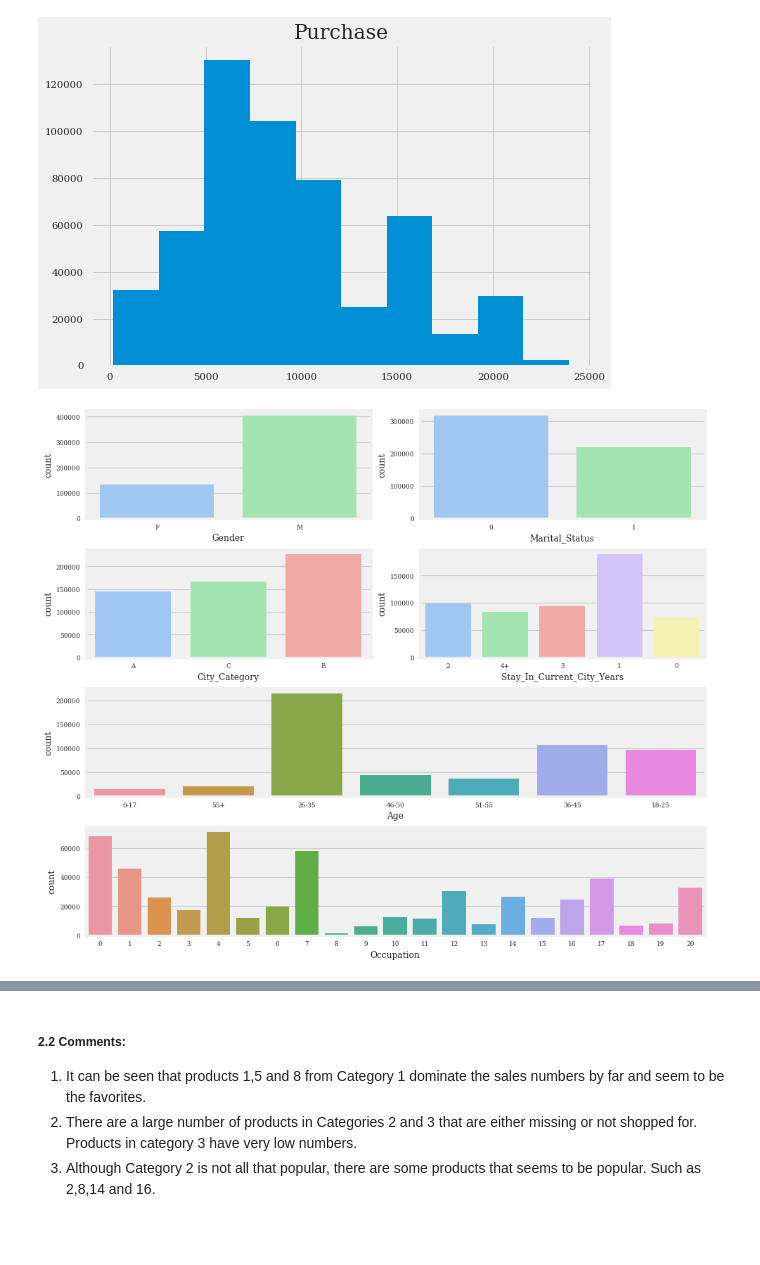
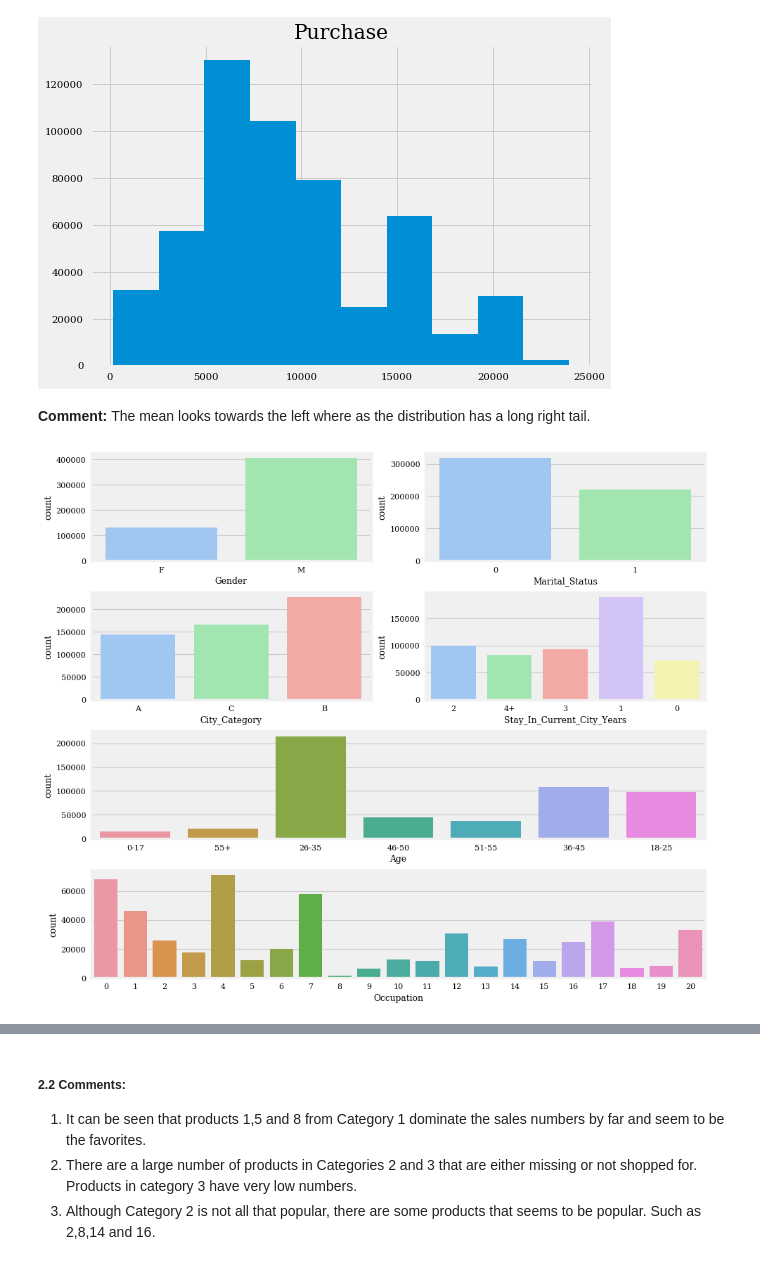
Before and after one commit to RishRosh/SpringBoard_Capstone1_BlackFridaySales, a Jupyter notebook: BlackFriday.ipynb, the cells around one changed output, grey strips where cells are left out. Saved outputs shown, nothing was run; the diff lists cells and outputs as text; code cells hidden in the pictures; blank space fills up the shorter version.

```diff
--- a/BlackFriday.ipynb
+++ b/BlackFriday.ipynb
@@ -147,6 +145,6 @@ It can be concluded that this Product_ID is not relevant and can be dropped alon
 # %%
-# Drop these unneeded columns
-data=data.drop(['Product_ID','Product_Category_1','Product_Category_2','Product_Category_3'], axis=1)
+# Drop the redundant columns
+data=data.drop(['Product_Category_1','Product_Category_2','Product_Category_3'], axis=1)
 # %%
 data.info()
 # %% [output]
@@ -201,59 +184,42 @@ _ = data.hist('Purchase', bins=10)
 # Most of the purchases are between 3000 and 12000 and around 16000 mark
 # %% [output]
 [figure]
+# %% [markdown]
+<b>Comment: </b> The mean looks towards the left where as the distribution has a long right tail.
 # %%
-# Plot various histograms to see which one is a stronger variable
+# Plot various histograms to see which variables could have a strong influence
+# Take the count statistic first
 
 matplotlib.rcParams.update({'font.size': 8}) #set font for chart labels
 #style.use('seaborn-paper') #sets the size of the charts
 style.use('seaborn-notebook') #sets the size of the charts
 style.use('seaborn-pastel') #set the style of the chart
 
 fig = plt.figure(num=None, figsize=(12, 10), dpi=80, facecolor='w', edgecolor='k')
 ax1 = plt.subplot2grid((4,2),(0,0))
 ax1 = sns.countplot(data.Gender)
-for label in ax1.xaxis.get_ticklabels():
-    label.set_fontsize(8)
-for label in ax1.yaxis.get_ticklabels():
-    label.set_fontsize(8)
+# for label in ax1.xaxis.get_ticklabels():
+#     label.set_fontsize(8)
+# for label in ax1.yaxis.get_ticklabels():
+#     label.set_fontsize(8)
 
 ax2 = plt.subplot2grid((4,2),(0,1))
 ax2 = sns.countplot(data.Marital_Status)
-for label in ax2.xaxis.get_ticklabels():
-    label.set_fontsize(8)
-for label in ax2.yaxis.get_ticklabels():
-    label.set_fontsize(8)
 
 ax3 = plt.subplot2grid((4,2),(1,0))
 ax3 = sns.countplot(data.City_Category)
-for label in ax3.xaxis.get_ticklabels():
-    label.set_fontsize(8)
-for label in ax3.yaxis.get_ticklabels():
-    label.set_fontsize(8)
 
 ax4 = plt.subplot2grid((4,2),(1,1))
 ax4 = sns.countplot(data.Stay_In_Current_City_Years)
-for label in ax4.xaxis.get_ticklabels():
-    label.set_fontsize(8)
-for label in ax4.yaxis.get_ticklabels():
-    label.set_fontsize(8)
 
 ax5 = plt.subplot2grid((4,2),(2,0), colspan=2)
 ax5 = sns.countplot(data.Age)
-for label in ax5.xaxis.get_ticklabels():
-    label.set_fontsize(8)
-for label in ax5.yaxis.get_ticklabels():
-    label.set_fontsize(8)
 
 ax6 = plt.subplot2grid((4,2),(3,0), colspan=2)
 ax6 = sns.countplot(data.Occupation)
-for label in ax6.xaxis.get_ticklabels():
-    label.set_fontsize(8)
-for label in ax6.yaxis.get_ticklabels():
-    label.set_fontsize(8)
 
 plt.tight_layout()
 # %% [output]
-[figure, old version]
+[figure, new version]
 # %% [markdown]
 ##### 2.1 Comments:
```
Also changed, not shown: parts of 69 cells of this notebook.
